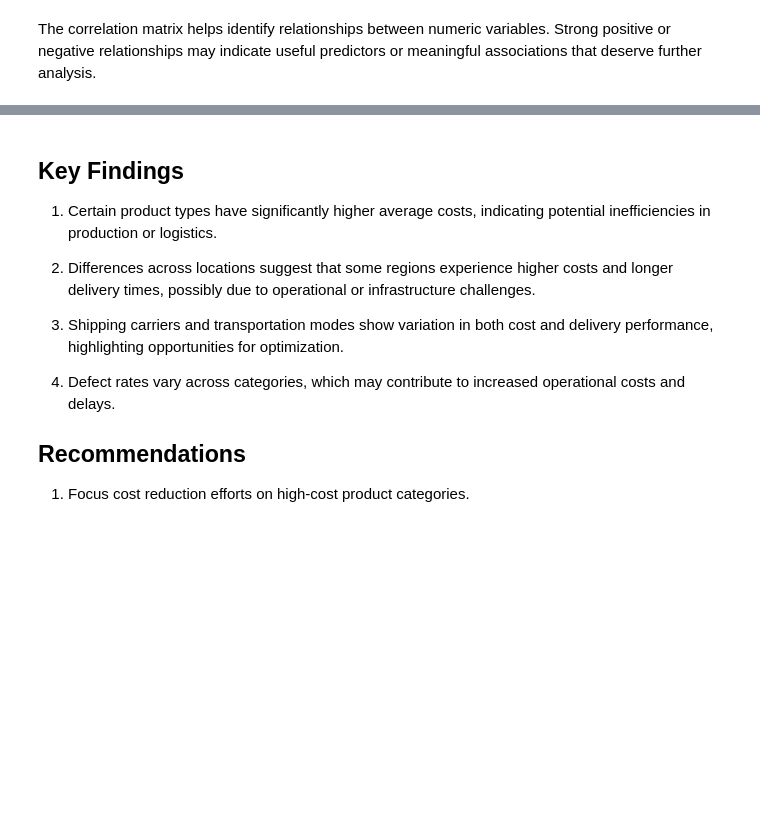
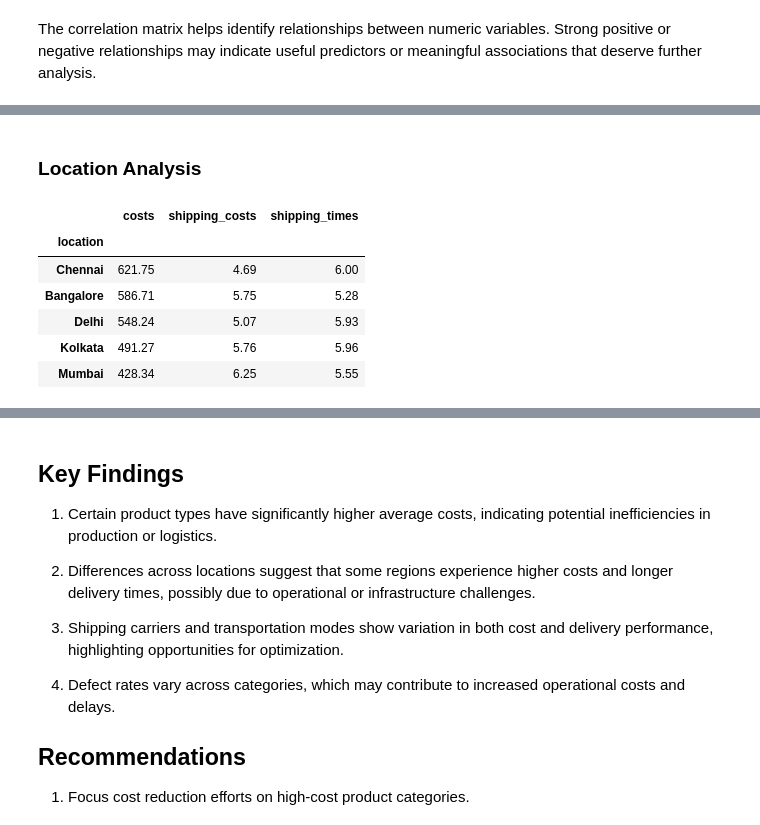
Before and after one commit to sowmyakapula/ImprovingSupplyChainEfficiency-IdentifyingCostDriversandDeliveryDelays, a Jupyter notebook: Capstone Three- Data Wrangling and EDA/Capstone3-Data Wrangling and Exploratory Data Analysis.ipynb, the cells around one changed output, grey strips where cells are left out. Cells and saved outputs as stored; diff of their text form; code cells hidden in the pictures; blank space fills up the shorter version.

```diff
--- a/Capstone Three- Data Wrangling and EDA/Capstone3-Data Wrangling and Exploratory Data Analysis.ipynb
+++ b/Capstone Three- Data Wrangling and EDA/Capstone3-Data Wrangling and Exploratory Data Analysis.ipynb
@@ -249,14 +278,6 @@ duplicates.head()
 # %% [markdown]
 ## Data Type Corrections
 Some variables may not be stored in the correct format. For example, date columns may be stored as text, or numeric variables may be stored as strings. Correcting data types is necessary before analysis.
-# %%
- for col in date_cols:
-    if col in df.columns:
-        df[col] = pd.to_datetime(df[col], errors='coerce')
-# %%
-for col in possible_numeric_cols:
-    if col in df.columns:
-        df[col] = pd.to_numeric(df[col], errors='coerce')
 # %%
 df.info()
 # %% [output]
@@ -537,0 +565,12 @@ if 'category' in df.columns and 'sales' in df.columns:
+# %% [markdown]
+### Location Analysis
+# %%
+df.groupby('location')[['costs', 'shipping_costs', 'shipping_times']].mean().sort_values('costs', ascending=False)
+# %% [output]
+|  | costs | shipping_costs | shipping_times |
+| location |  |  |  |
+| Chennai | 621.75 | 4.69 | 6.00 |
+| Bangalore | 586.71 | 5.75 | 5.28 |
+| Delhi | 548.24 | 5.07 | 5.93 |
+| Kolkata | 491.27 | 5.76 | 5.96 |
+| Mumbai | 428.34 | 6.25 | 5.55 |
```
Also changed, not shown: parts of 22 cells of this notebook.
